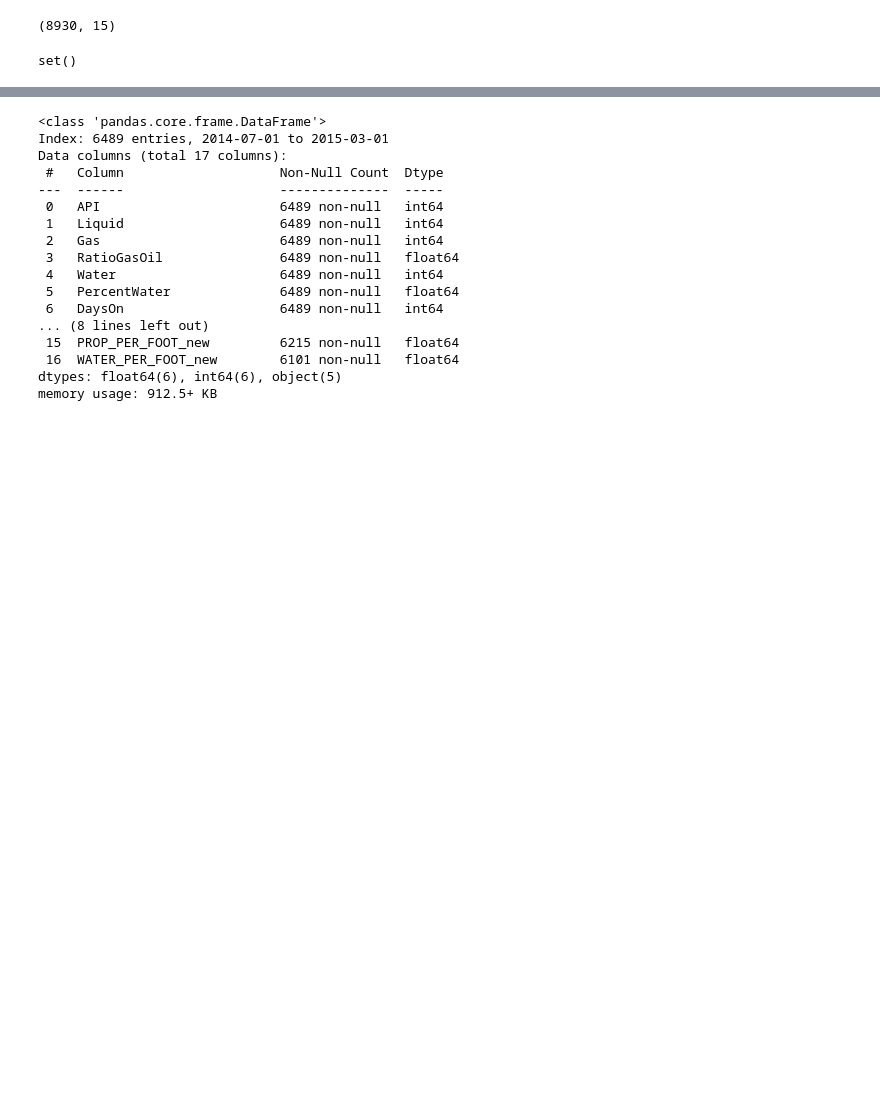
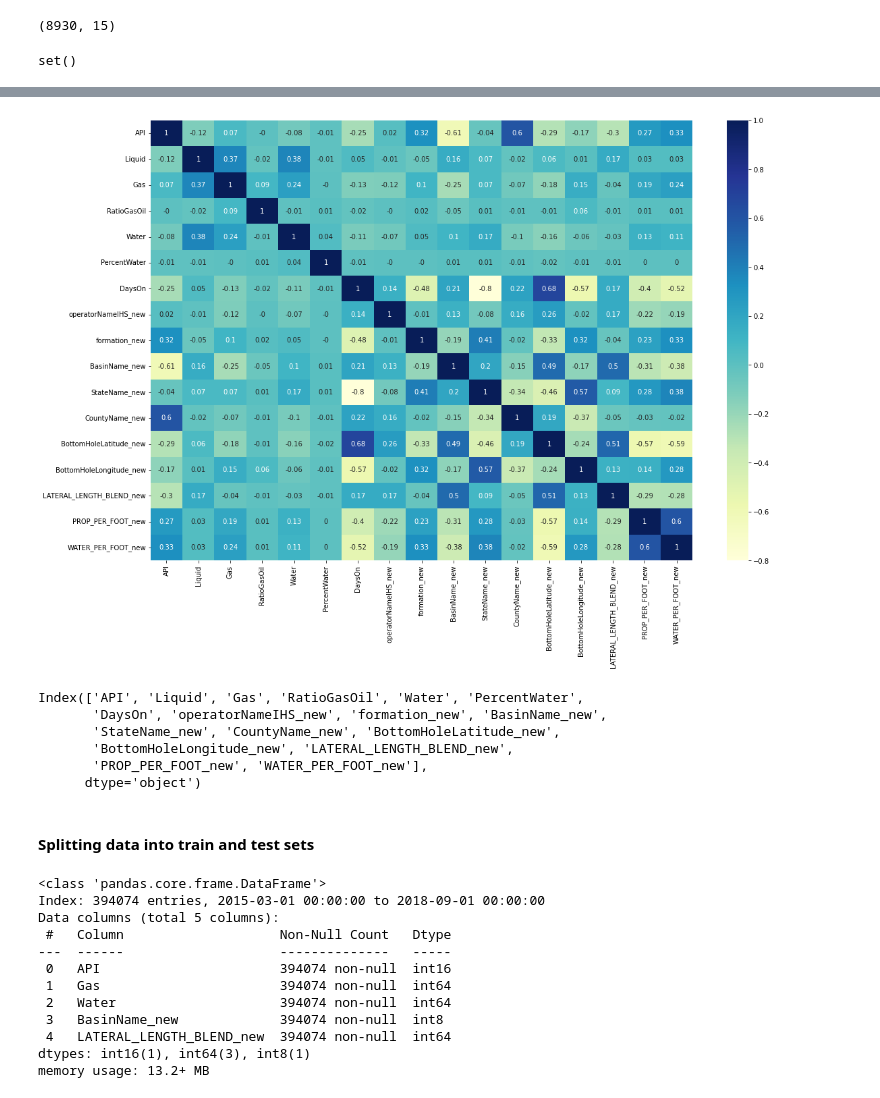
Before and after one commit to Dnbg1982/Oil-Gas-Projects, a Jupyter notebook: Reservoir Engineering/Notebooks/Oil_produc_forecasting.ipynb, the cells around one changed output, grey strips where cells are left out. Cells and saved outputs as stored; diff of their text form; code cells hidden in the pictures; blank space fills up the shorter version.

```diff
--- a/Reservoir Engineering/Notebooks/Oil_produc_forecasting.ipynb
+++ b/Reservoir Engineering/Notebooks/Oil_produc_forecasting.ipynb
@@ -290,0 +308,9 @@ memory usage: 54.1+ MB
+# %%
+# Concatenate train_df and test_df
+df = pd.concat([train_df, test_df], axis=0)
+# %%
+# Fill the missing values with the bfill method
+df.fillna(method='bfill', inplace=True)
+# %%
+# Change API column to string
+df['API'] = df['API'].astype(str)
@@ -290,0 +325,15 @@ memory usage: 54.1+ MB
+# %%
+# Plotting correlation matrix
+plt.figure(figsize=(18, 12))
+sns.heatmap(round(df.corr(),2), annot=True, cmap='YlGnBu');
+# %% [output]
+[figure, added]
+# %%
+df.columns
+# %% [output]
+Index(['API', 'Liquid', 'Gas', 'RatioGasOil', 'Water', 'PercentWater',
+       'DaysOn', 'operatorNameIHS_new', 'formation_new', 'BasinName_new',
+       'StateName_new', 'CountyName_new', 'BottomHoleLatitude_new',
+       'BottomHoleLongitude_new', 'LATERAL_LENGTH_BLEND_new',
+       'PROP_PER_FOOT_new', 'WATER_PER_FOOT_new'],
+      dtype='object')
@@ -290,0 +342,2 @@ memory usage: 54.1+ MB
+# %% [markdown]
+#### Splitting data into train and test sets
@@ -291,20 +349,15 @@ memory usage: 54.1+ MB
 # %%
-test_df.info()
+exo_train_set.info()
 # %% [output]
 <class 'pandas.core.frame.DataFrame'>
-Index: 6489 entries, 2014-07-01 to 2015-03-01
-Data columns (total 17 columns):
- #   Column                    Non-Null Count  Dtype
----  ------                    --------------  -----
- 0   API                       6489 non-null   int64
- 1   Liquid                    6489 non-null   int64
- 2   Gas                       6489 non-null   int64
- 3   RatioGasOil               6489 non-null   float64
- 4   Water                     6489 non-null   int64
- 5   PercentWater              6489 non-null   float64
- 6   DaysOn                    6489 non-null   int64
-... (8 lines left out)
- 15  PROP_PER_FOOT_new         6215 non-null   float64
- 16  WATER_PER_FOOT_new        6101 non-null   float64
-dtypes: float64(6), int64(6), object(5)
-memory usage: 912.5+ KB
+Index: 394074 entries, 2015-03-01 00:00:00 to 2018-09-01 00:00:00
+Data columns (total 5 columns):
+ #   Column                    Non-Null Count   Dtype
+---  ------                    --------------   -----
+ 0   API                       394074 non-null  int16
+ 1   Gas                       394074 non-null  int64
+ 2   Water                     394074 non-null  int64
+ 3   BasinName_new             394074 non-null  int8
+ 4   LATERAL_LENGTH_BLEND_new  394074 non-null  int64
+dtypes: int16(1), int64(3), int8(1)
+memory usage: 13.2+ MB
```
Also changed, not shown: parts of 29 cells of this notebook.
